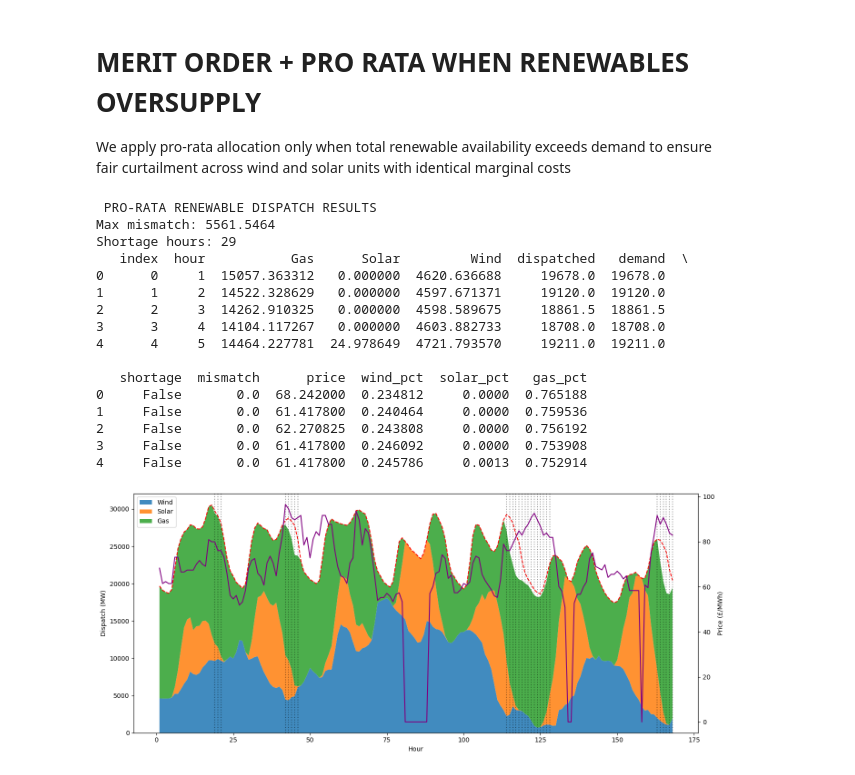
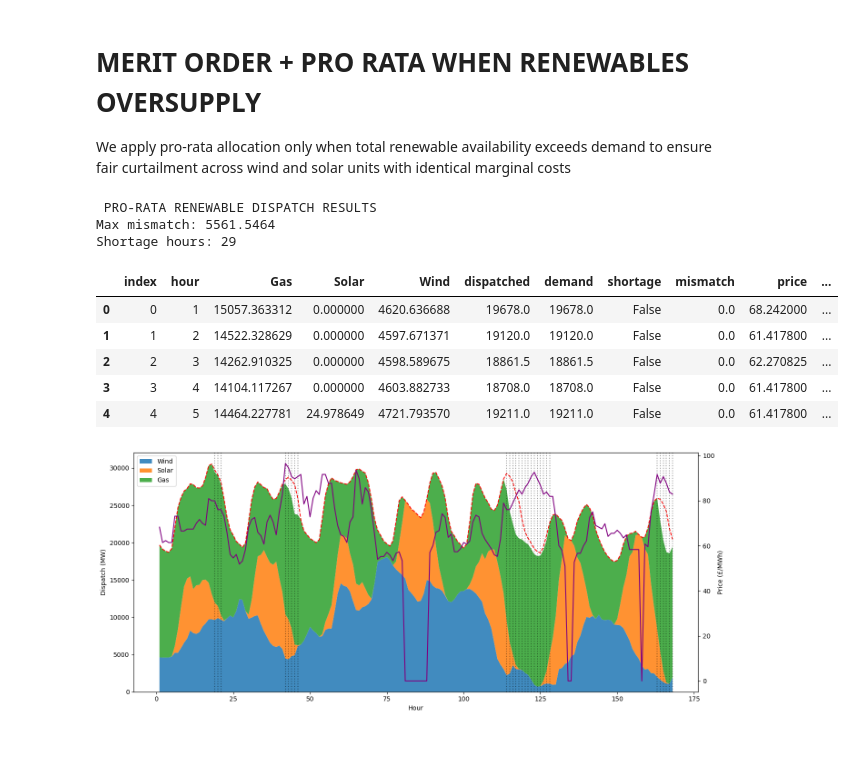
Before and after one commit to Titiksha20/UK-Electricity-Dispatch-Market, a Jupyter notebook: dispatch_model.ipynb, the cells around one changed output. Saved outputs shown, nothing was run; the diff lists cells and outputs as text; code cells hidden in the pictures; blank space fills up the shorter version.

```diff
--- a/dispatch_model.ipynb
+++ b/dispatch_model.ipynb
@@ -258,26 +245,19 @@ hourly_prorata.to_csv("hourly_prorata.csv", index=False)
 # %%
 
 print("\n PRO-RATA RENEWABLE DISPATCH RESULTS ")
 print(f"Max mismatch: {hourly_prorata['mismatch'].abs().max():.4f}")
 print(f"Shortage hours: {hourly_prorata['shortage'].sum()}")
-print(hourly_prorata.head())
+hourly_prorata.head()
 # %% [output]
  PRO-RATA RENEWABLE DISPATCH RESULTS
 Max mismatch: 5561.5464
 Shortage hours: 29
-   index  hour           Gas      Solar         Wind  dispatched   demand  \
-0      0     1  15057.363312   0.000000  4620.636688     19678.0  19678.0
-1      1     2  14522.328629   0.000000  4597.671371     19120.0  19120.0
-2      2     3  14262.910325   0.000000  4598.589675     18861.5  18861.5
-3      3     4  14104.117267   0.000000  4603.882733     18708.0  18708.0
-4      4     5  14464.227781  24.978649  4721.793570     19211.0  19211.0
-
-   shortage  mismatch      price  wind_pct  solar_pct   gas_pct
-0     False       0.0  68.242000  0.234812     0.0000  0.765188
-1     False       0.0  61.417800  0.240464     0.0000  0.759536
-2     False       0.0  62.270825  0.243808     0.0000  0.756192
-3     False       0.0  61.417800  0.246092     0.0000  0.753908
-4     False       0.0  61.417800  0.245786     0.0013  0.752914
+|  | index | hour | Gas | Solar | Wind | dispatched | demand | shortage | mismatch | price | ... |
+| 0 | 0 | 1 | 15057.363312 | 0.000000 | 4620.636688 | 19678.0 | 19678.0 | False | 0.0 | 68.242000 | ... |
+| 1 | 1 | 2 | 14522.328629 | 0.000000 | 4597.671371 | 19120.0 | 19120.0 | False | 0.0 | 61.417800 | ... |
+| 2 | 2 | 3 | 14262.910325 | 0.000000 | 4598.589675 | 18861.5 | 18861.5 | False | 0.0 | 62.270825 | ... |
+| 3 | 3 | 4 | 14104.117267 | 0.000000 | 4603.882733 | 18708.0 | 18708.0 | False | 0.0 | 61.417800 | ... |
+| 4 | 4 | 5 | 14464.227781 | 24.978649 | 4721.793570 | 19211.0 | 19211.0 | False | 0.0 | 61.417800 | ... |
 # %%
 plot_dispatch(hourly_prorata)
 # %% [output]
```
Also changed, not shown: parts of 3 cells of this notebook.
